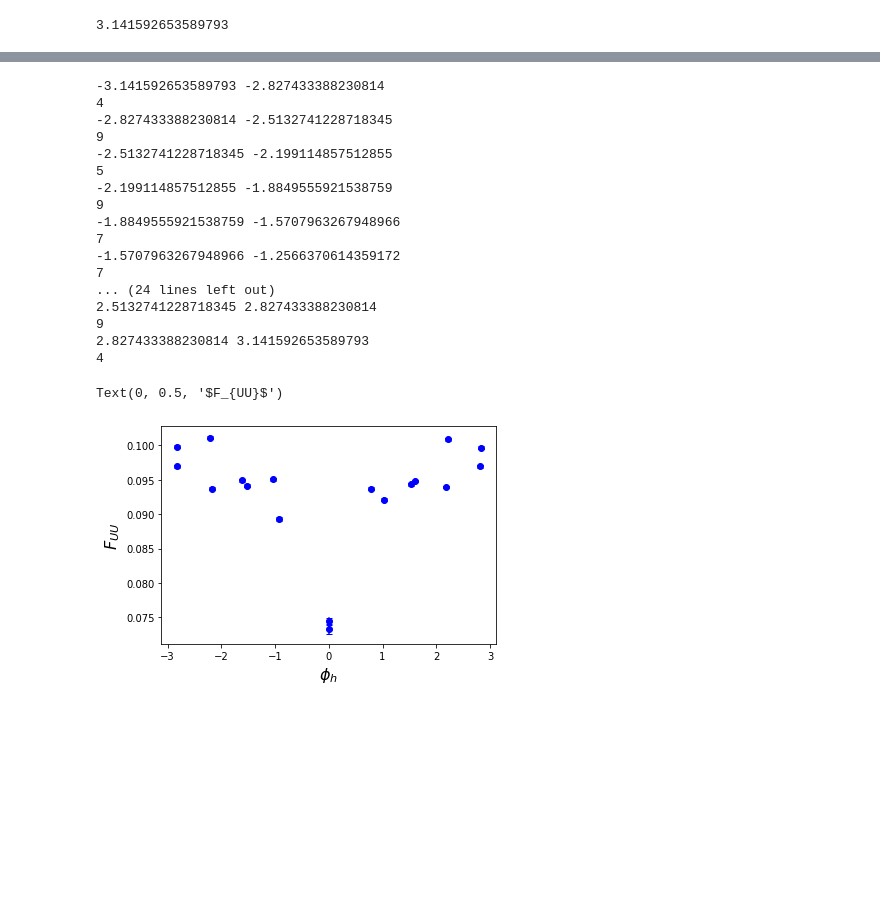
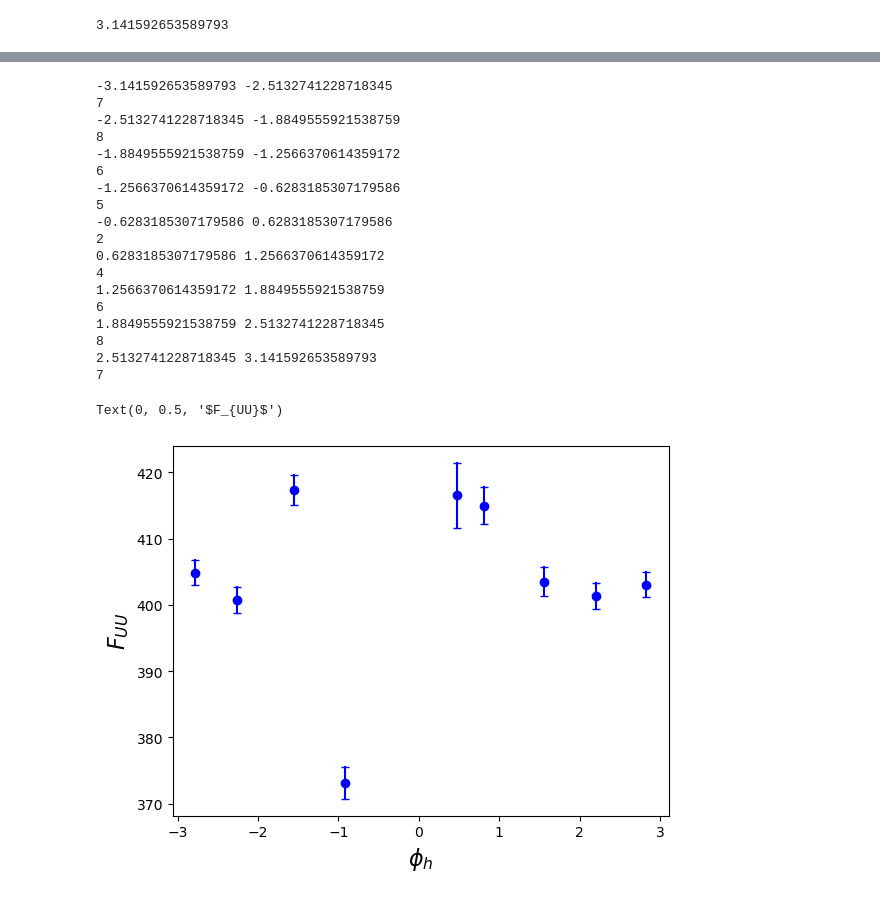
Before and after one commit to Mengzhendada/compare, a Jupyter notebook: Unpol_proposal.ipynb, the cells around one changed output, grey strips where cells are left out. Saved outputs shown, nothing was run; the diff lists cells and outputs as text; code cells hidden in the pictures; blank space fills up the shorter version.

```diff
--- a/Unpol_proposal.ipynb
+++ b/Unpol_proposal.ipynb
@@ -5,6 +5,16 @@ import matplotlib.pyplot as plt
 import math
 # %%
 def Get_weighted_average(value,error):
+    Factor=2841.438#((1/137)*0.3894*1e6)
+    sum_mean = 0
+    sum_sigma = 0
+    #print(value,error)
+    for i in range(len(value)):
+        #print(i,value[i],error[i])
+        sum_mean += Factor*value[i]/((Factor*137.035999074/(4*math.pi**2))**2*error[i]*error[i])
+        sum_sigma += 1/((Factor*137.035999074/(4*math.pi**2))**2*error[i]*error[i])
+    return sum_mean/sum_sigma,math.sqrt(1/sum_sigma)
+def Get_weighted_average_phi(value,error):
     sum_mean = 0
     sum_sigma = 0
     #print(value,error)
@@ -45,12 +55,12 @@ z_cuts=[0.3,0.4,0.5,0.6]
 Q2_cuts=[1,1.5,2,2.5,3]
 #Q2_cuts=[3,3.5,4,4.5,5]
 xbj_cuts=[0,0.7]
-#PhT_cuts=[0,0.2]
-PhT_cuts=[0.2,0.4]
+PhT_cuts=[0,0.2]
+#PhT_cuts=[0.2,0.4]
 #PhT_cuts=[0.4,0.6]
 #phih_bins = [-3.14,-2.5,-2,-1.5,-1,-0.5,0,0.5,1,1.5,2,2.5,3.14]
-#phih_bins =[-PI,-4*PI/5,-3*PI/5,-2*PI/5,-PI/5,PI/5,2*PI/5,3*PI/5,4*PI/5,PI]
-phih_bins =[-PI,-0.9*PI,-0.8*PI,-0.7*PI,-0.6*PI,-0.5*PI,-0.4*PI,-0.3*PI,-0.2*PI,-0.1*PI,0,0.1*PI,0.2*PI,0.3*PI,0.4*PI,0.5*PI,0.6*PI,0.7*PI,0.8*PI,0.9*PI,PI]
+phih_bins =[-PI,-4*PI/5,-3*PI/5,-2*PI/5,-PI/5,PI/5,2*PI/5,3*PI/5,4*PI/5,PI]
+#phih_bins =[-PI,-0.9*PI,-0.8*PI,-0.7*PI,-0.6*PI,-0.5*PI,-0.4*PI,-0.3*PI,-0.2*PI,-0.1*PI,0,0.1*PI,0.2*PI,0.3*PI,0.4*PI,0.5*PI,0.6*PI,0.7*PI,0.8*PI,0.9*PI,PI]
 df_1xs_zQ2=df_1xs_zQ2xbjPhT[df_1xs_zQ2xbjPhT['x']>xbj_cuts[0]][df_1xs_zQ2xbjPhT['x']<xbj_cuts[1]][df_1xs_zQ2xbjPhT['pT']>PhT_cuts[0]][df_1xs_zQ2xbjPhT['pT']<PhT_cuts[1]]
 df_3xs_zQ2=df_3xs_zQ2xbjPhT[df_3xs_zQ2xbjPhT['x']>xbj_cuts[0]][df_3xs_zQ2xbjPhT['x']<xbj_cuts[1]][df_3xs_zQ2xbjPhT['pT']>PhT_cuts[0]][df_3xs_zQ2xbjPhT['pT']<PhT_cuts[1]]
 # %% [output]
@@ -340,50 +350,51 @@ for i_phi in phih_bins[1:]:
     print(i_phi_left,i_phi)
     phih_1_1s = df_1xs_1_1[df_1xs_1_1['phih']>=i_phi_left][df_1xs_1_1['phih']<i_phi]['phih'].tolist()
     Fuu_1_1s = df_1xs_1_1[df_1xs_1_1['phih']>=i_phi_left][df_1xs_1_1['phih']<i_phi]['value'].tolist()
     Fuu_1_1_stats = df_1xs_1_1[df_1xs_1_1['phih']>=i_phi_left][df_1xs_1_1['phih']<i_phi]['stat'].tolist()
     print(len(phih_1_1s))
 
     if len(phih_1_1s)>0:
         #print('phih',phih_1_1s)
         #print('Fuu',Fuu_1_1s)
         #print('Fuu_stat',Fuu_1_1_stats)
         _Fuu_1_1 = Get_weighted_average(Fuu_1_1s,Fuu_1_1_stats)[0]
         _Fuu_1_1_stat = Get_weighted_average(Fuu_1_1s,Fuu_1_1_stats)[1]
-        _phih_1_1= Get_weighted_average(phih_1_1s,Fuu_1_1_stats)[0]
+        _phih_1_1= Get_weighted_average_phi(phih_1_1s,Fuu_1_1_stats)[0]
         #print('_Fuu_1_1',_Fuu_1_1)
         #print('_phih',_phih_1_1)
         #print('_Fuu_stat',_Fuu_1_1_stat)
         Fuu_1_1.append(_Fuu_1_1)
         phih_1_1.append(_phih_1_1)
         Fuu_1_1_stat.append(_Fuu_1_1_stat)
         Fuu_1_1_sys.append(0.05*_Fuu_1_1)
         #print(Fuu_1_1,phih_1_1)
         ax.plot([_phih_1_1,_phih_1_1],[_Fuu_1_1-_Fuu_1_1_stat,_Fuu_1_1+_Fuu_1_1_stat],color='blue',marker='_')
     i_phi_left = i_phi
     #print('phileft',i_phi_left)
 plt.plot(phih_1_1,Fuu_1_1,'bo')
 plt.xlabel('$\phi_h$',fontsize=16)
 plt.ylabel('$F_{UU}$',fontsize=16)
 # %% [output]
--3.141592653589793 -2.827433388230814
+-3.141592653589793 -2.5132741228718345
+7
+-2.5132741228718345 -1.8849555921538759
+8
+-1.8849555921538759 -1.2566370614359172
+6
+-1.2566370614359172 -0.6283185307179586
+5
+-0.6283185307179586 0.6283185307179586
+2
+0.6283185307179586 1.2566370614359172
 4
--2.827433388230814 -2.5132741228718345
-9
--2.5132741228718345 -2.199114857512855
-5
--2.199114857512855 -1.8849555921538759
-9
--1.8849555921538759 -1.5707963267948966
+1.2566370614359172 1.8849555921538759
+6
+1.8849555921538759 2.5132741228718345
+8
+2.5132741228718345 3.141592653589793
 7
--1.5707963267948966 -1.2566370614359172
-7
-... (24 lines left out)
-2.5132741228718345 2.827433388230814
-9
-2.827433388230814 3.141592653589793
-4
 Text(0, 0.5, '$F_{UU}$')
-[figure, old version]
+[figure, new version]
 # %%
 fig = plt.figure()
 ax = fig.add_subplot()
```
Also changed, not shown: parts of 54 cells of this notebook, 17 other files.
